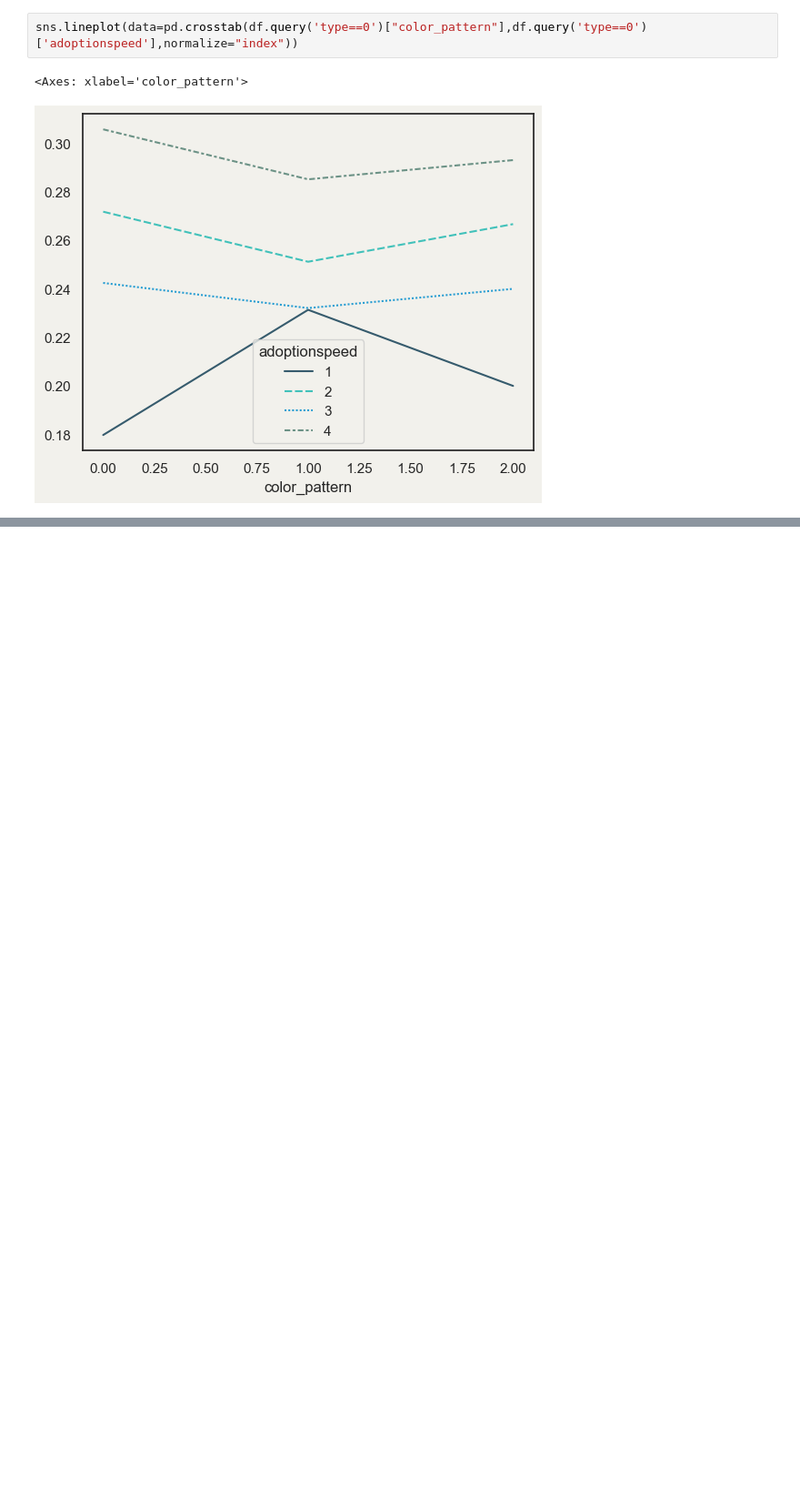
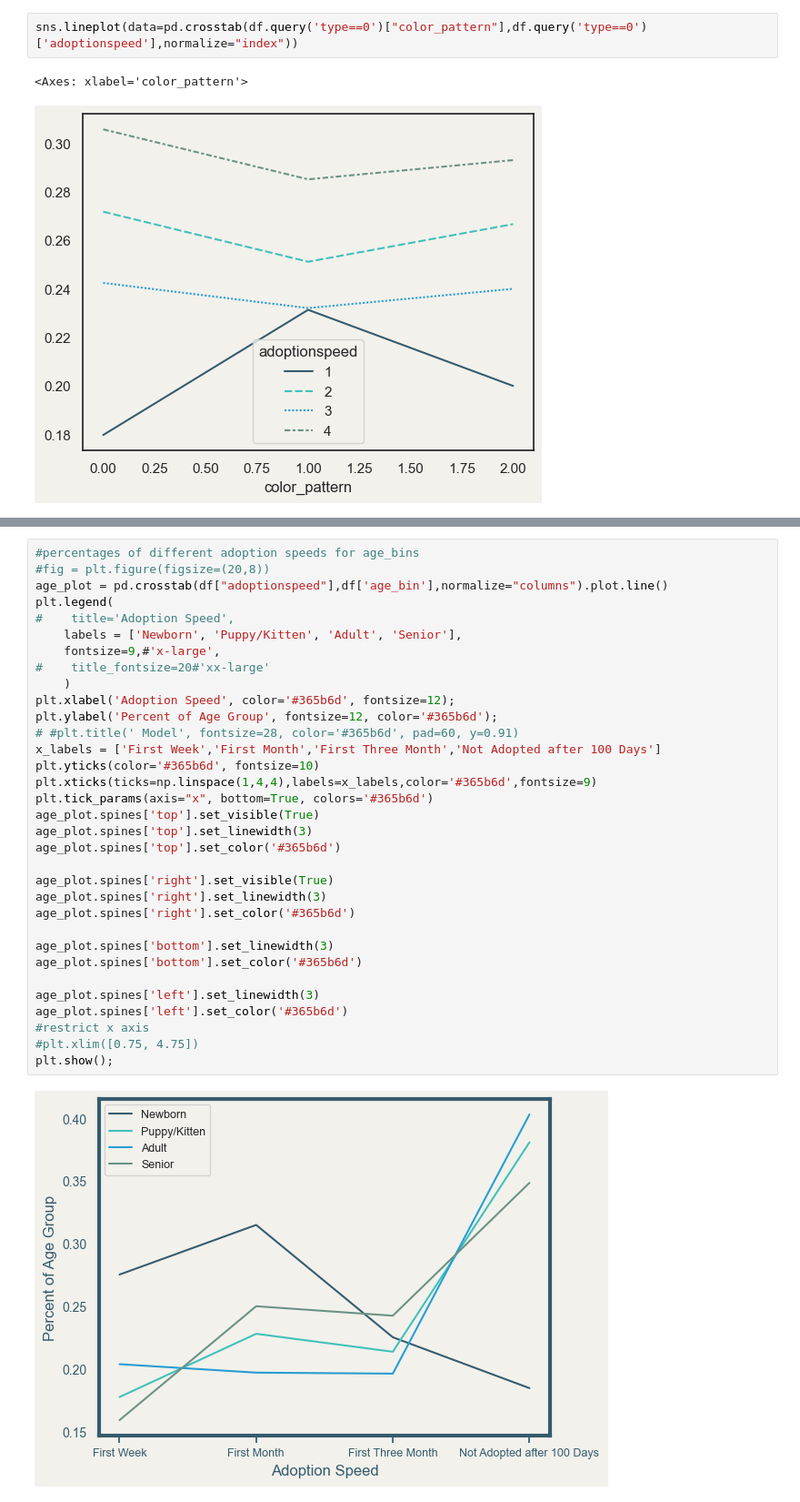
Before and after one commit to LanaCasselmann/ds_capstone_pet_adoptability, a Jupyter notebook: notebooks/deworm_vacc_plot.ipynb, the cells around one changed output, grey strips where cells are left out. Shown at 91% size. Saved outputs shown, nothing was run; the diff lists cells and outputs as text; blank space fills up the shorter version.

```diff
--- a/notebooks/deworm_vacc_plot.ipynb
+++ b/notebooks/deworm_vacc_plot.ipynb
@@ -248,0 +263,35 @@ sns.lineplot(data=pd.crosstab(df.query('type==0')["color_pattern"],df.query('typ
+# %%
+#percentages of different adoption speeds for age_bins
+#fig = plt.figure(figsize=(20,8))
+age_plot = pd.crosstab(df["adoptionspeed"],df['age_bin'],normalize="columns").plot.line()
+plt.legend(
+#    title='Adoption Speed',
+    labels = ['Newborn', 'Puppy/Kitten', 'Adult', 'Senior'],
+    fontsize=9,#'x-large',
+#    title_fontsize=20#'xx-large'
+    )
+plt.xlabel('Adoption Speed', color='#365b6d', fontsize=12);
+plt.ylabel('Percent of Age Group', fontsize=12, color='#365b6d');
+# #plt.title(' Model', fontsize=28, color='#365b6d', pad=60, y=0.91)
+x_labels = ['First Week','First Month','First Three Month','Not Adopted after 100 Days']
+plt.yticks(color='#365b6d', fontsize=10)
+plt.xticks(ticks=np.linspace(1,4,4),labels=x_labels,color='#365b6d',fontsize=9)
+plt.tick_params(axis="x", bottom=True, colors='#365b6d')
+age_plot.spines['top'].set_visible(True)
+age_plot.spines['top'].set_linewidth(3)
+age_plot.spines['top'].set_color('#365b6d')
+
+age_plot.spines['right'].set_visible(True)
+age_plot.spines['right'].set_linewidth(3)
+age_plot.spines['right'].set_color('#365b6d')
+
+age_plot.spines['bottom'].set_linewidth(3)
+age_plot.spines['bottom'].set_color('#365b6d')
+
+age_plot.spines['left'].set_linewidth(3)
+age_plot.spines['left'].set_color('#365b6d')
+#restrict x axis
+#plt.xlim([0.75, 4.75])
+plt.show();
+# %% [output]
+[figure, added]
```
Also changed, not shown: parts of 2 cells of this notebook.
